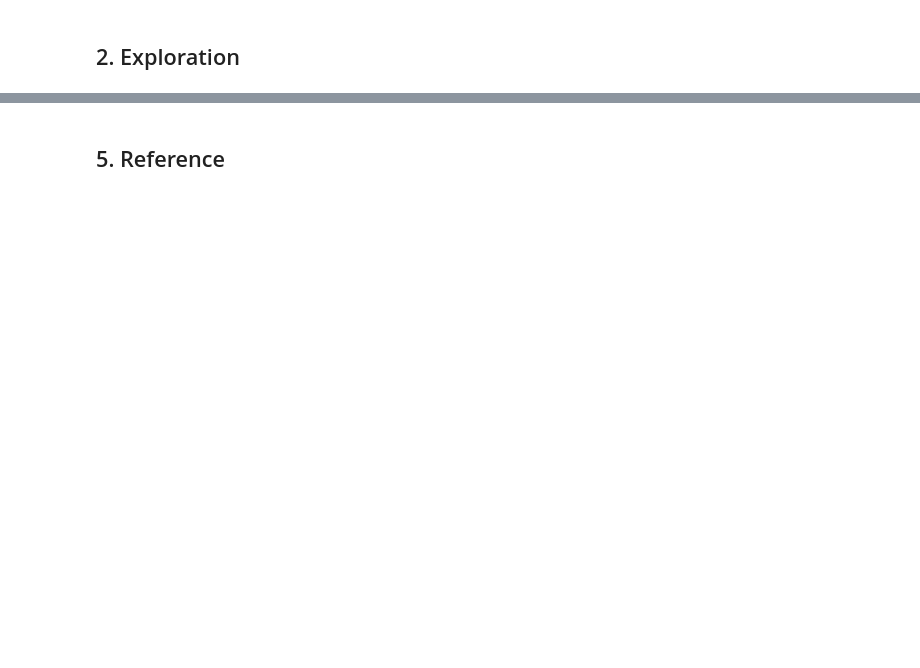
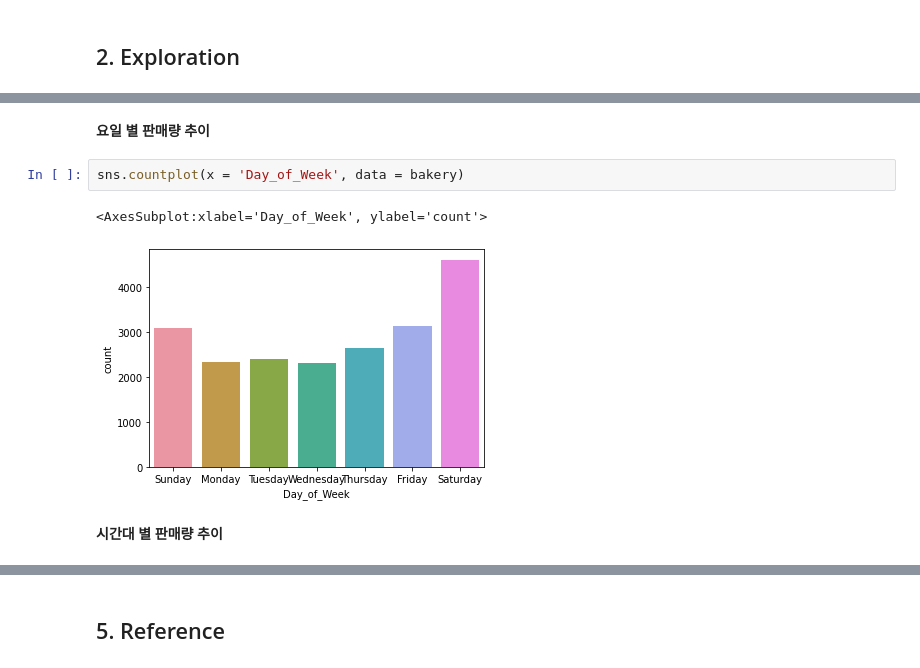
Before and after one commit to chenni0531/data-bakery-transaction, a Jupyter notebook: 1_Bakery Transaction - EDA.ipynb, the cells around one changed output, grey strips where cells are left out. Saved outputs shown, nothing was run; the diff lists cells and outputs as text; blank space fills up the shorter version.

```diff
--- a/1_Bakery Transaction - EDA.ipynb
+++ b/1_Bakery Transaction - EDA.ipynb
@@ -133,0 +175,9 @@ bakery[bakery['Item'] == 'NONE']
+# %% [markdown]
+**요일 별 판매량 추이**
+# %%
+sns.countplot(x = 'Day_of_Week', data = bakery)
+# %% [output]
+<AxesSubplot:xlabel='Day_of_Week', ylabel='count'>
+[figure, added]
+# %% [markdown]
+**시간대 별 판매량 추이**
```
Also changed, not shown: parts of 53 cells of this notebook.
